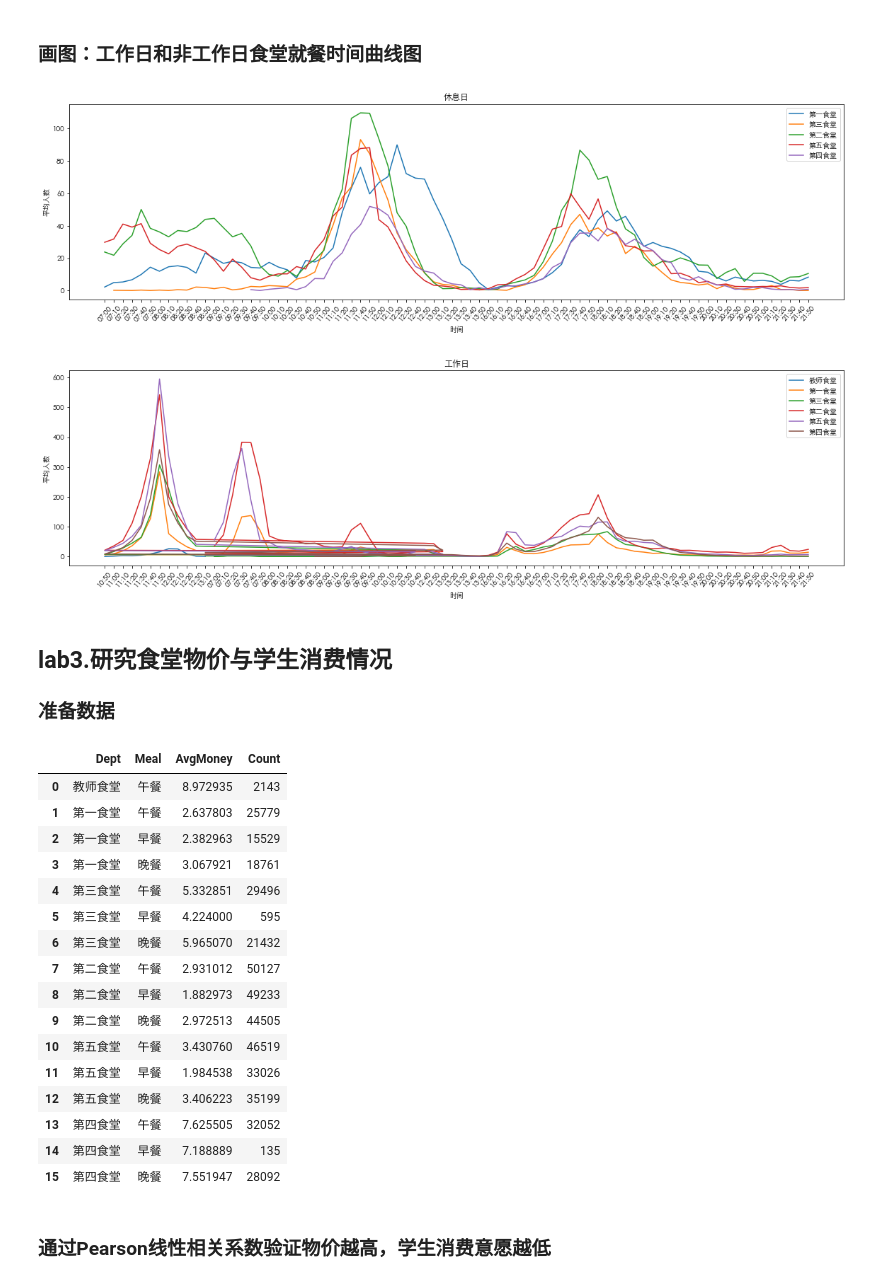
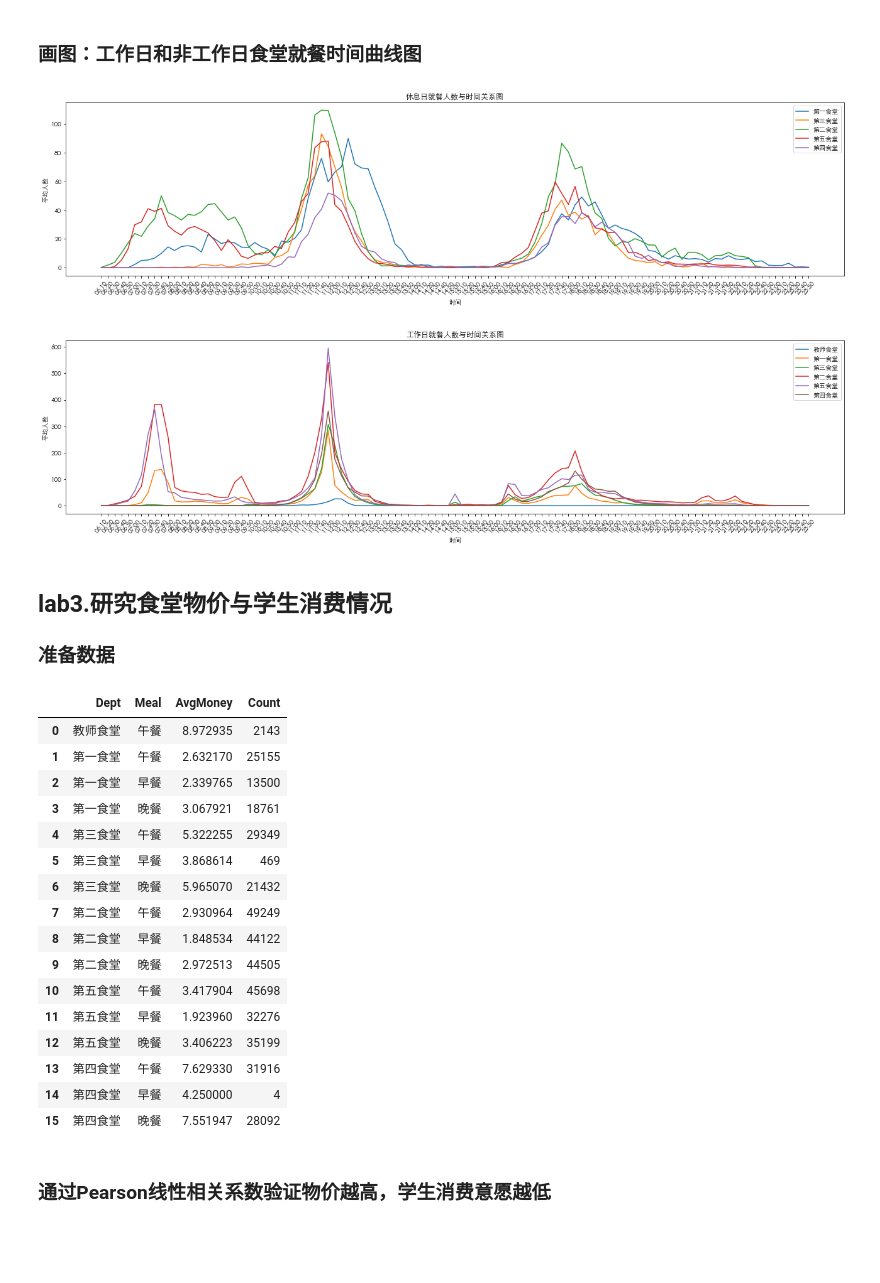
Before and after one commit to nonlinearthink/SCBAnalysis, a Jupyter notebook: test1.ipynb, the cells around one changed output. Saved outputs shown, nothing was run; the diff lists cells and outputs as text; code cells hidden in the pictures; blank space fills up the shorter version.

```diff
--- a/test1.ipynb
+++ b/test1.ipynb
@@ -31,12 +31,12 @@ canteen['Time'] = canteen['Time'].apply(lambda time: time[:-1]+'0')
 根据时间区间判断是早餐、午餐还是晚餐
 '''
 def time_map(clock:str):
-    time_limit = [['07:00','10:00'],['10:00','14:00'],['16:00','22:00']]
+    time_limit = [['06:00','09:30'],['10:30','14:30'],['16:00','22:00']]
     if time_limit[0][0] <= clock < time_limit[0][1]:
         return '早餐'
-    elif time_limit[1][0]<=clock<time_limit[1][1]:
+    elif time_limit[1][0]<=clock <time_limit[1][1]:
         return '午餐'
-    elif time_limit[2][0]<=clock<time_limit[2][1]:
+    elif time_limit[2][0]<=clock <time_limit[2][1]:
         return '晚餐'
     else:
         return ''
@@ -44,11 +44,13 @@ def time_map(clock:str):
 def isWork(date:list):
     return is_workday(datetime.date(date[0],date[1],date[2]))
 
-# 判断用餐类别
-canteen['Meal'] = canteen['Time'].apply(time_map)
-canteen = canteen[canteen.Meal!='']
-
 # 判断是否是工作日
 canteen['isWork'] = canteen['Date'].apply(lambda date: isWork(list(map(int,date.split('/')))))
 
-canteen
+# 创建新表
+have_meal = canteen.copy()
+
+# 判断用餐类别
+have_meal['Meal'] = have_meal['Time'].apply(time_map)
+have_meal = have_meal[have_meal.Meal!='']
+have_meal.to_csv('temp.csv')
@@ -69,12 +57,12 @@ canteen
 # %% [markdown]
 ## lab1.各食堂就餐人次的占比饼图
 # %%
-for name, group in canteen.groupby(canteen['Meal']):
+for name, group in have_meal.groupby(have_meal['Meal']):
     plt.figure(name)
     plt.title(name)
     count = []
     labels = []
-    for name_t, group_t in group.groupby(canteen['Dept']):
+    for name_t, group_t in group.groupby(group['Dept']):
         count.append(group_t.shape[0])
         labels.append(name_t)
     # 创建explode向量，凸显出图中占比最大的部分
@@ -94,7 +82,10 @@ for name, group in canteen.groupby(canteen['Meal']):
 
 ### 准备数据
 # %%
+# 生成这一个月所有的工作日
 counter = Counter(list(map(isWork,[[2019,4,i] for i in range(1,31)])))
+
+# 统计出所有时段的客流量
 dict_list = []
 for name, group in canteen.groupby(canteen['isWork']):
     for name_t, group_t in group.groupby([group['Time'],group['Dept']]):
@@ -103,5 +94,13 @@ for name, group in canteen.groupby(canteen['isWork']):
             count+=group_tt.shape[0]
         count/=counter[name]
         dict_list.append({'Type':'工作日' if name else '休息日','Dept':name_t[1],'Time':name_t[0],'Count':count})
+
+# 填补缺失时段的客流量为0
 sequence = pd.DataFrame(dict_list[0:])
-sequence
+for name, group in sequence.groupby([sequence['Type'],sequence['Dept']]):
+    for t in sequence['Time'].unique():
+        if t not in group['Time'].values:
+            sequence = sequence.append([{'Type': name[0],'Dept':name[1],'Time':t,'Count':0}])
+
+# 筛选掉基本上无用的时间段
+sequence = sequence[sequence['Time']>'06:00']
@@ -123,27 +108,29 @@ sequence
 ### 画图：工作日和非工作日食堂就餐时间曲线图
 # %%
 for name, group in sequence.groupby(sequence['Type']):
-    plt.figure(name,figsize=(16,5))
-    plt.title(name)
+    group.sort_values(by="Time",inplace=True)
+    plt.figure(name,figsize=(18,5))
+    plt.title(name+"就餐人数与时间关系图")
     plt.xlabel('时间')
     plt.ylabel('平均人数')
     for name_t, group_t in group.groupby(group['Dept']):
+        group_t.sort_values(by="Time",inplace=True)
         plt.plot(group_t['Time'],group_t['Count'],label=name_t)
     plt.legend()
     # 选装x轴标签，防止重叠
     plt.xticks(rotation=50)
     plt.tight_layout()
     plt.show()
 # %% [output]
-[figure, old version]
+[figure, new version]
-[figure, old version]
+[figure, new version]
 # %% [markdown]
 ## lab3.研究食堂物价与学生消费情况
 
 ### 准备数据
 # %%
 dict_list = []
-for name, group in canteen.groupby([canteen['Dept'], canteen['Meal']]):
+for name, group in have_meal.groupby([have_meal['Dept'], have_meal['Meal']]):
     dict_t = {'Dept': name[0],
               'Meal': name[1],
               'AvgMoney': group['Money'].agg(['sum'])[0]/group.shape[0],
@@ -154,20 +141,20 @@ cost
 # %% [output]
 |  | Dept | Meal | AvgMoney | Count |
 | 0 | 教师食堂 | 午餐 | 8.972935 | 2143 |
-| 1 | 第一食堂 | 午餐 | 2.637803 | 25779 |
-| 2 | 第一食堂 | 早餐 | 2.382963 | 15529 |
+| 1 | 第一食堂 | 午餐 | 2.632170 | 25155 |
+| 2 | 第一食堂 | 早餐 | 2.339765 | 13500 |
 | 3 | 第一食堂 | 晚餐 | 3.067921 | 18761 |
-| 4 | 第三食堂 | 午餐 | 5.332851 | 29496 |
-| 5 | 第三食堂 | 早餐 | 4.224000 | 595 |
+| 4 | 第三食堂 | 午餐 | 5.322255 | 29349 |
+| 5 | 第三食堂 | 早餐 | 3.868614 | 469 |
 | 6 | 第三食堂 | 晚餐 | 5.965070 | 21432 |
-| 7 | 第二食堂 | 午餐 | 2.931012 | 50127 |
-| 8 | 第二食堂 | 早餐 | 1.882973 | 49233 |
+| 7 | 第二食堂 | 午餐 | 2.930964 | 49249 |
+| 8 | 第二食堂 | 早餐 | 1.848534 | 44122 |
 | 9 | 第二食堂 | 晚餐 | 2.972513 | 44505 |
-| 10 | 第五食堂 | 午餐 | 3.430760 | 46519 |
-| 11 | 第五食堂 | 早餐 | 1.984538 | 33026 |
+| 10 | 第五食堂 | 午餐 | 3.417904 | 45698 |
+| 11 | 第五食堂 | 早餐 | 1.923960 | 32276 |
 | 12 | 第五食堂 | 晚餐 | 3.406223 | 35199 |
-| 13 | 第四食堂 | 午餐 | 7.625505 | 32052 |
-| 14 | 第四食堂 | 早餐 | 7.188889 | 135 |
+| 13 | 第四食堂 | 午餐 | 7.629330 | 31916 |
+| 14 | 第四食堂 | 早餐 | 4.250000 | 4 |
 | 15 | 第四食堂 | 晚餐 | 7.551947 | 28092 |
 # %% [markdown]
 ### 通过Pearson线性相关系数验证物价越高，学生消费意愿越低
```
Also changed, not shown: parts of 4 cells of this notebook, 3 other files.
